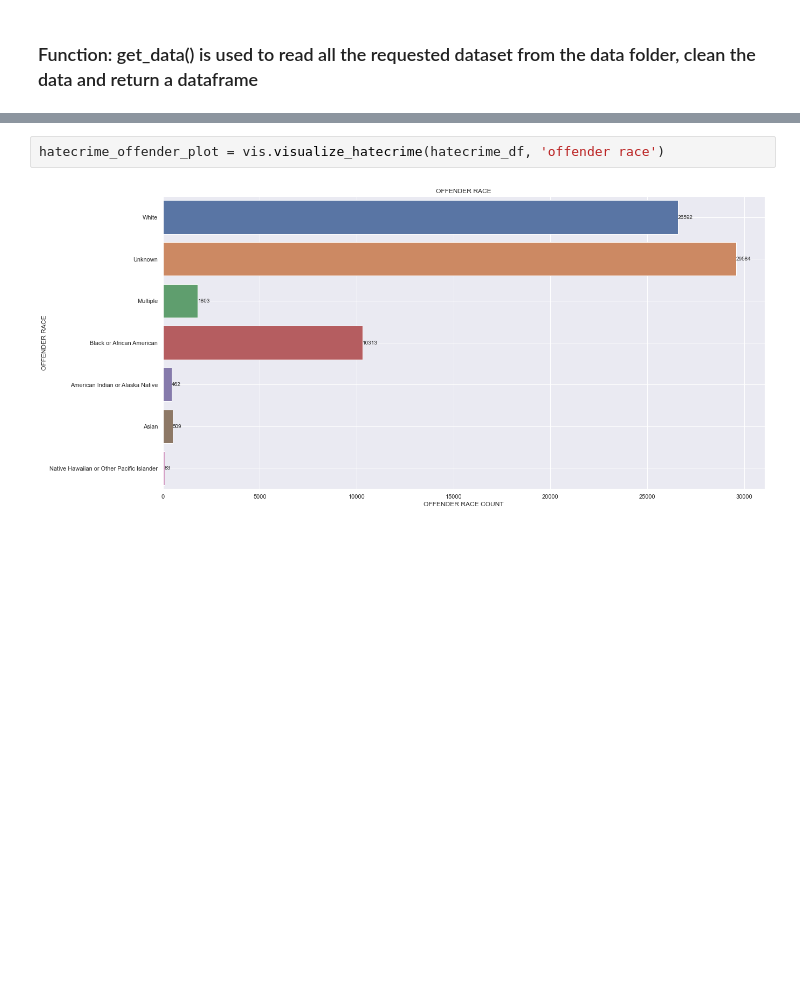
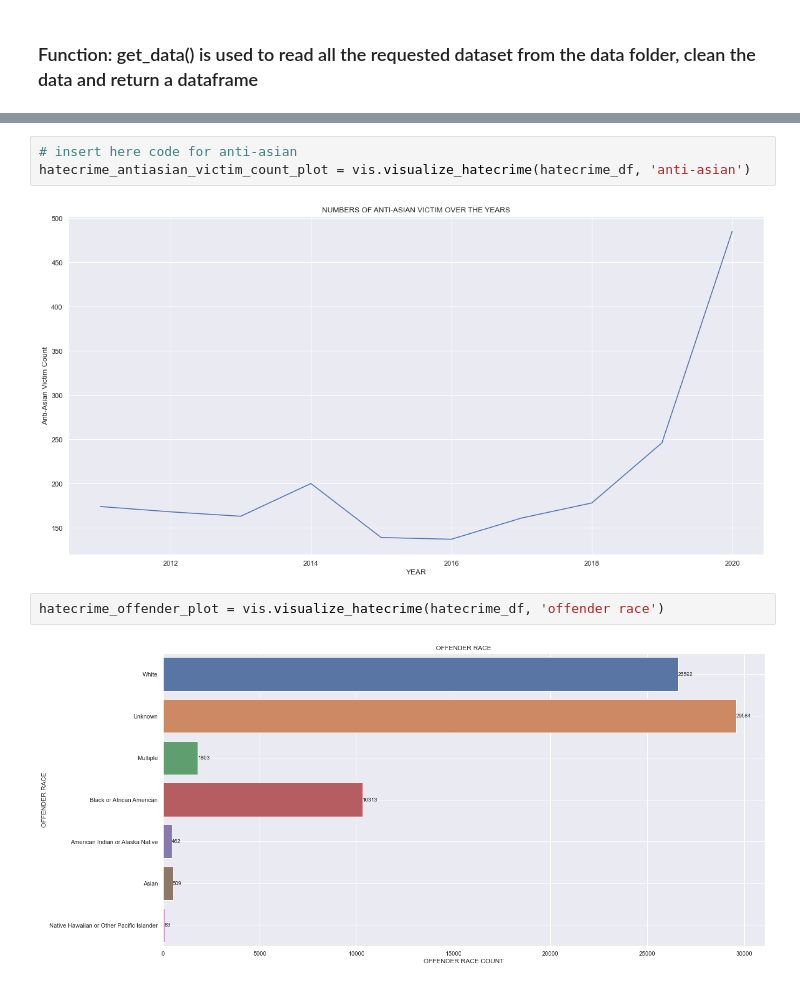
Before and after one commit to riteshrajput/2021Fall_finals, a Jupyter notebook: project.ipynb, the cells around one changed output, grey strips where cells are left out. Saved outputs shown, nothing was run; the diff lists cells and outputs as text; blank space fills up the shorter version.

Commit message:
Reformatted the project.ipynb file and updated the visualization plot

```diff
--- a/project.ipynb
+++ b/project.ipynb
@@ -99,3 +104,8 @@ if __name__ == '__main__':
+# %%
+# insert here code for anti-asian
+hatecrime_antiasian_victim_count_plot = vis.visualize_hatecrime(hatecrime_df, 'anti-asian')
+# %% [output]
+[figure, added]
 # %%
 hatecrime_offender_plot = vis.visualize_hatecrime(hatecrime_df, 'offender race')
 # %% [output]
```
Also changed, not shown: parts of 22 cells of this notebook, 1 other file.
